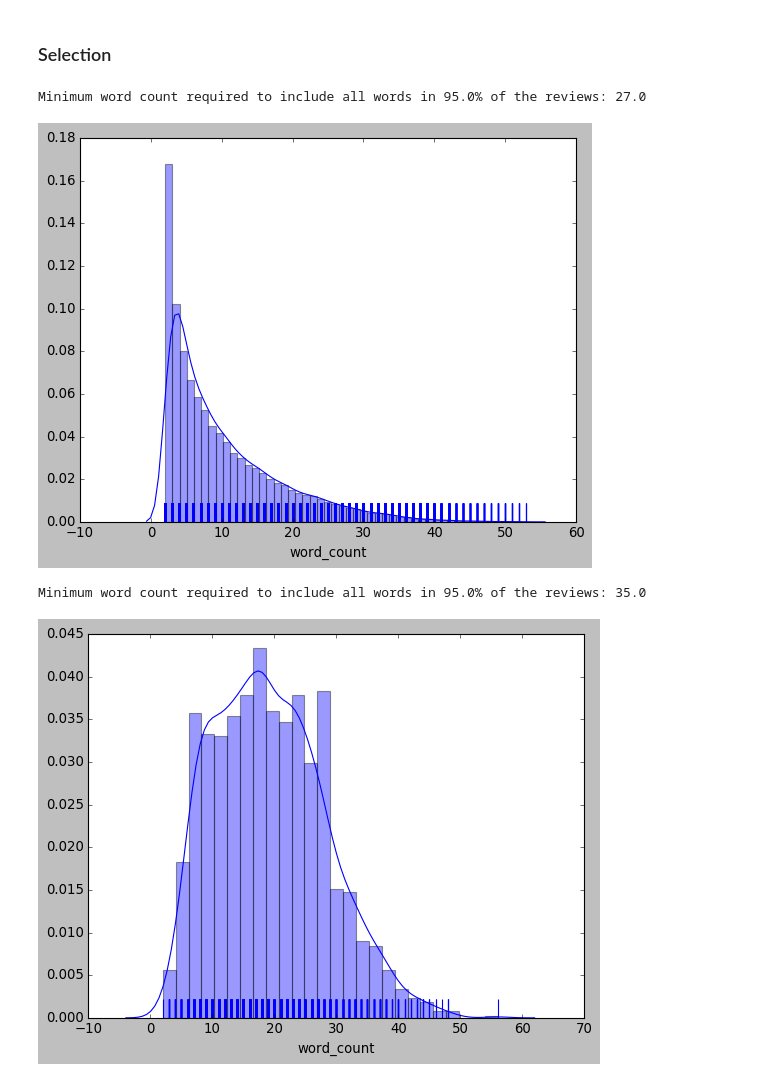
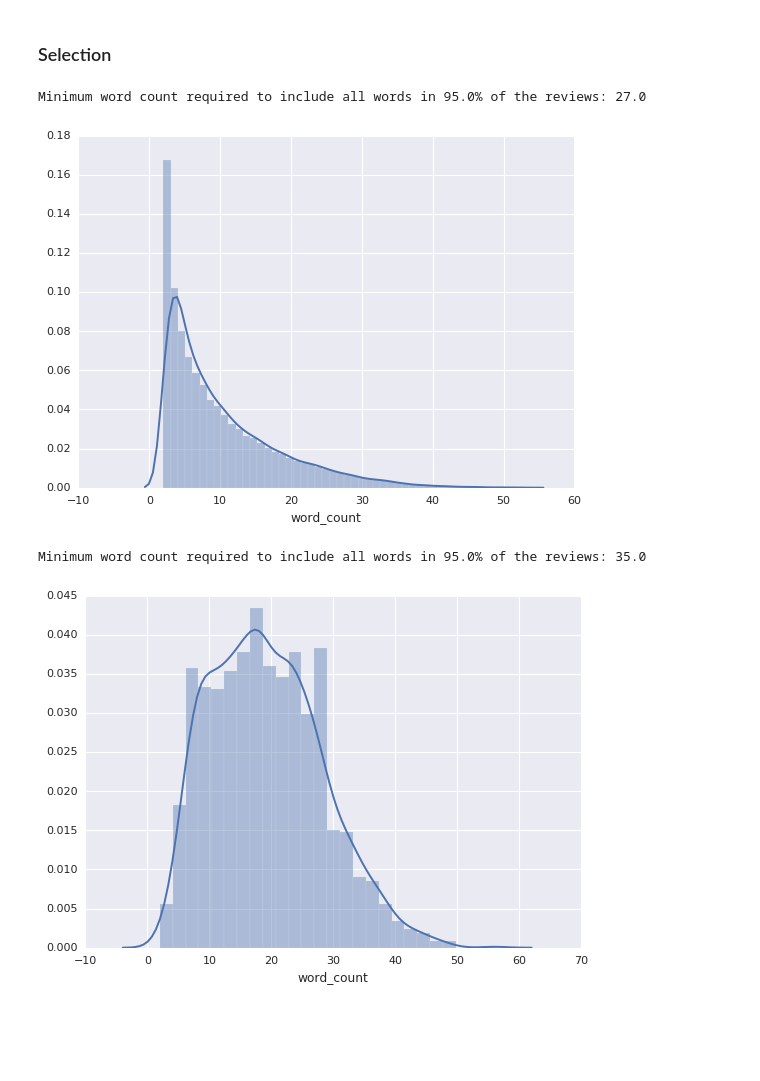
Before and after one commit to tarrade/proj_multilingual_text_classification, a Jupyter notebook: notebook/01-Analysis/01_SST2_Huggingface_data_analysis.ipynb, the cells around one changed output. Saved outputs shown, nothing was run; the diff lists cells and outputs as text; code cells hidden in the pictures; blank space fills up the shorter version.

```diff
--- a/notebook/01-Analysis/01_SST2_Huggingface_data_analysis.ipynb
+++ b/notebook/01-Analysis/01_SST2_Huggingface_data_analysis.ipynb
@@ -383,7 +383,7 @@ Name: word_count, dtype: float64
 # %% [markdown]
 ### Visualization of the data
 # %%
-plt.style.use('dark_background')
+#plt.style.use('dark_background')
 # %%
 plt.rcParams['figure.figsize'] = [10, 8]
 # %%
@@ -399,8 +399,9 @@ Text(0, 0.5, 'Document')
 # %%
+plt.style.use('ggplot')
 fig, ax1 = plt.subplots()
 ax1.hist([df_train['word_count'],df_test['word_count'],df_valid['word_count']],color=['b','g', 'y'], label=['train', 'test', 'valid'], density=True)
 ax1.set_ylabel('Histogram of word count')
-ax1.set_xlabel('Number of word')
+ax1.set_xlabel('Number of words')
 plt.legend(loc='upper right')
 plt.show()
 # %% [output]
@@ -427,17 +471,23 @@ axs[1].pie(fracs, labels=labels, explode=explode, autopct='%1.1f%%', shadow=True
 # %%
 q=0.95
 # %%
+plt.style.use('seaborn')
+
 x = df_train['word_count']
-sns.distplot(x, hist=True, rug=True);
+sns.distplot(x, hist=True);
+#sns.distplot(x, hist=True, rug=True);
 print('Minimum word count required to include all words in {}% of the reviews: {}'.format(q*100, x.quantile(q)))
 # %% [output]
 Minimum word count required to include all words in 95.0% of the reviews: 27.0
-[figure, old version]
+[figure, new version]
 # %%
+plt.style.use('seaborn')
+
 x = df_test['word_count']
-sns.distplot(x, hist=True, rug=True);
+sns.distplot(x, hist=True);
+#sns.distplot(x, hist=True, rug=True);
 print('Minimum word count required to include all words in {}% of the reviews: {}'.format(q*100, x.quantile(q)))
 # %% [output]
 Minimum word count required to include all words in 95.0% of the reviews: 35.0
-[figure, old version]
+[figure, new version]
 # %%
```
Also changed, not shown: parts of 15 cells of this notebook, 1 other file.
